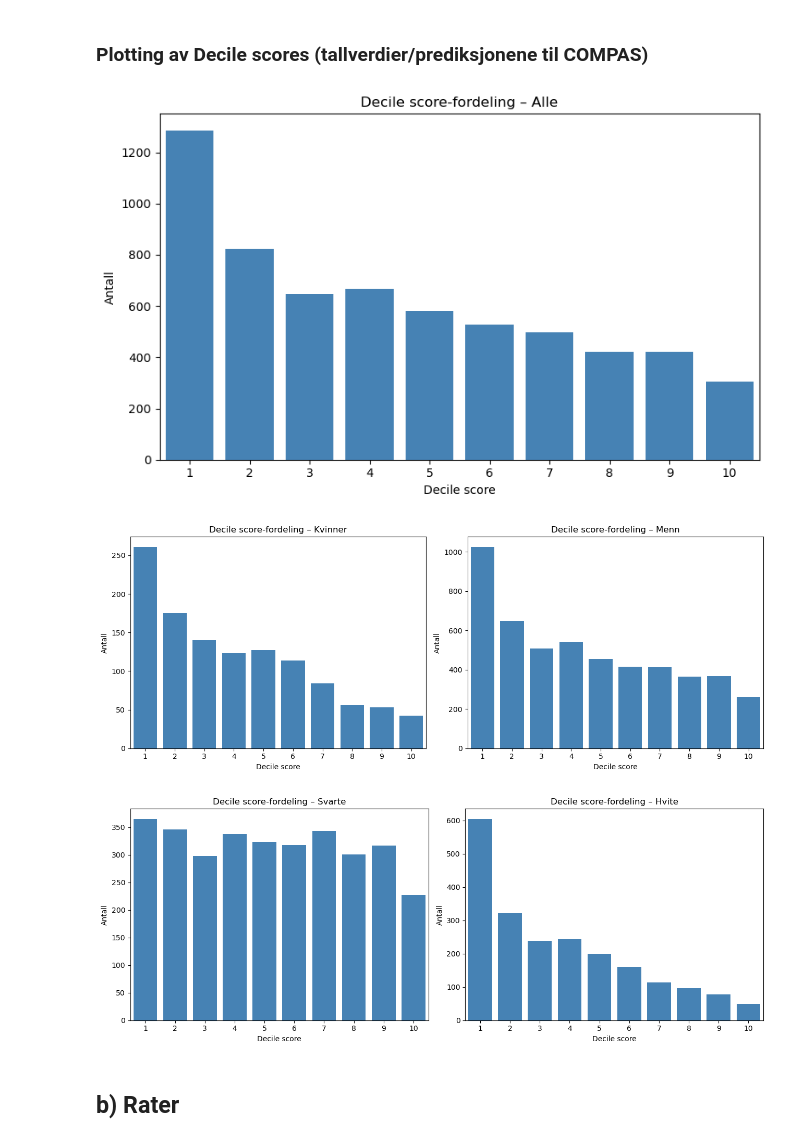
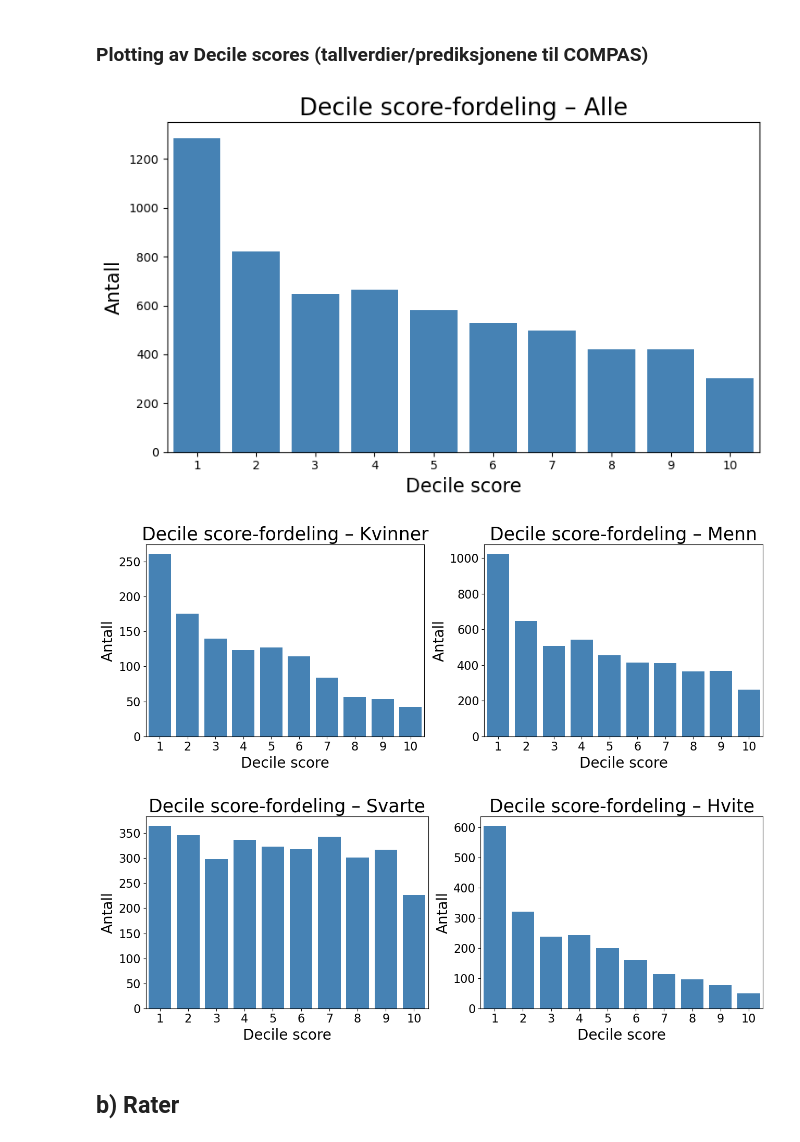
Before and after one commit to aadnerol/HON2200, a Jupyter notebook: prosjekt_COMPAS/notebooks/dataanalyse.ipynb, the cells around one changed output. Drawn from its saved outputs; the diff is of its cells as text; code cells hidden in the pictures.

Commit message:
Finere figurer

```diff
--- a/prosjekt_COMPAS/notebooks/dataanalyse.ipynb
+++ b/prosjekt_COMPAS/notebooks/dataanalyse.ipynb
@@ -304,48 +308,50 @@ Risikoskårefordeling – Svarte:
 # %%
 # Figur 1: Alle
 fig, ax = plt.subplots(figsize=(8, 5))
 counts = df["decile_score"].value_counts().sort_index()
 ax.bar(counts.index, counts.values, color="steelblue")
-ax.set_title("Decile score-fordeling – Alle")
-ax.set_xlabel("Decile score")
-ax.set_ylabel("Antall")
+ax.set_title("Decile score-fordeling – Alle",  fontsize=20)
+ax.set_xlabel("Decile score",  fontsize=16)
+ax.set_ylabel("Antall",  fontsize=16)
 ax.set_xticks(range(1, 11))
 ax.set_xlim(0.5, 10.5)
 plt.tight_layout()
-# plt.savefig("../figurer/decile_score_fordeling_alle.pdf", format="pdf")
+plt.savefig("../figurer/decile_score_fordeling_alle.pdf", format="pdf")
 plt.show()
 
 # Figur 2: Kvinner og menn
 fig, axes = plt.subplots(1, 2, figsize=(13, 5))
 for ax, (navn, data) in zip(axes, [("Kvinner", df[df["sex"] == "Female"]), ("Menn", df[df["sex"] == "Male"])]):
     counts = data["decile_score"].value_counts().sort_index()
     ax.bar(counts.index, counts.values, color="steelblue")
-    ax.set_title(f"Decile score-fordeling – {navn}")
-    ax.set_xlabel("Decile score")
-    ax.set_ylabel("Antall")
+    ax.set_title(f"Decile score-fordeling – {navn}",  fontsize=25)
+    ax.set_xlabel("Decile score",  fontsize=20)
+    ax.set_ylabel("Antall",  fontsize=20)
     ax.set_xticks(range(1, 11))
+    ax.tick_params(axis='both', labelsize=16)
     ax.set_xlim(0.5, 10.5)
 plt.tight_layout()
-# plt.savefig("../figurer/decile_score_fordeling_kjonn.pdf", format="pdf")
+plt.savefig("../figurer/decile_score_fordeling_kjonn.pdf", format="pdf")
 plt.show()
 
 # Figur 3: Svarte og hvite
 fig, axes = plt.subplots(1, 2, figsize=(13, 5))
 for ax, (navn, data) in zip(axes, [("Svarte", df[df["race"] == "African-American"]), ("Hvite", df[df["race"] == "Caucasian"])]):
     counts = data["decile_score"].value_counts().sort_index()
     ax.bar(counts.index, counts.values, color="steelblue")
-    ax.set_title(f"Decile score-fordeling – {navn}")
-    ax.set_xlabel("Decile score")
-    ax.set_ylabel("Antall")
+    ax.set_title(f"Decile score-fordeling – {navn}",  fontsize=25)
+    ax.set_xlabel("Decile score",  fontsize=20)
+    ax.set_ylabel("Antall",  fontsize=20)
     ax.set_xticks(range(1, 11))
+    ax.tick_params(axis='both', labelsize=16)
     ax.set_xlim(0.5, 10.5)
 plt.tight_layout()
-# plt.savefig("../figurer/decile_score_fordeling_etnisitet.pdf", format="pdf")
+plt.savefig("../figurer/decile_score_fordeling_etnisitet.pdf", format="pdf")
 plt.show()
 # %% [output]
-[figure, old version]
+[figure, new version]
-[figure, old version]
+[figure, new version]
-[figure, old version]
+[figure, new version]
 # %% [markdown]
 ## b) Rater
 # %% [markdown]
```
Also changed, not shown: parts of 8 cells of this notebook, 14 other files.
